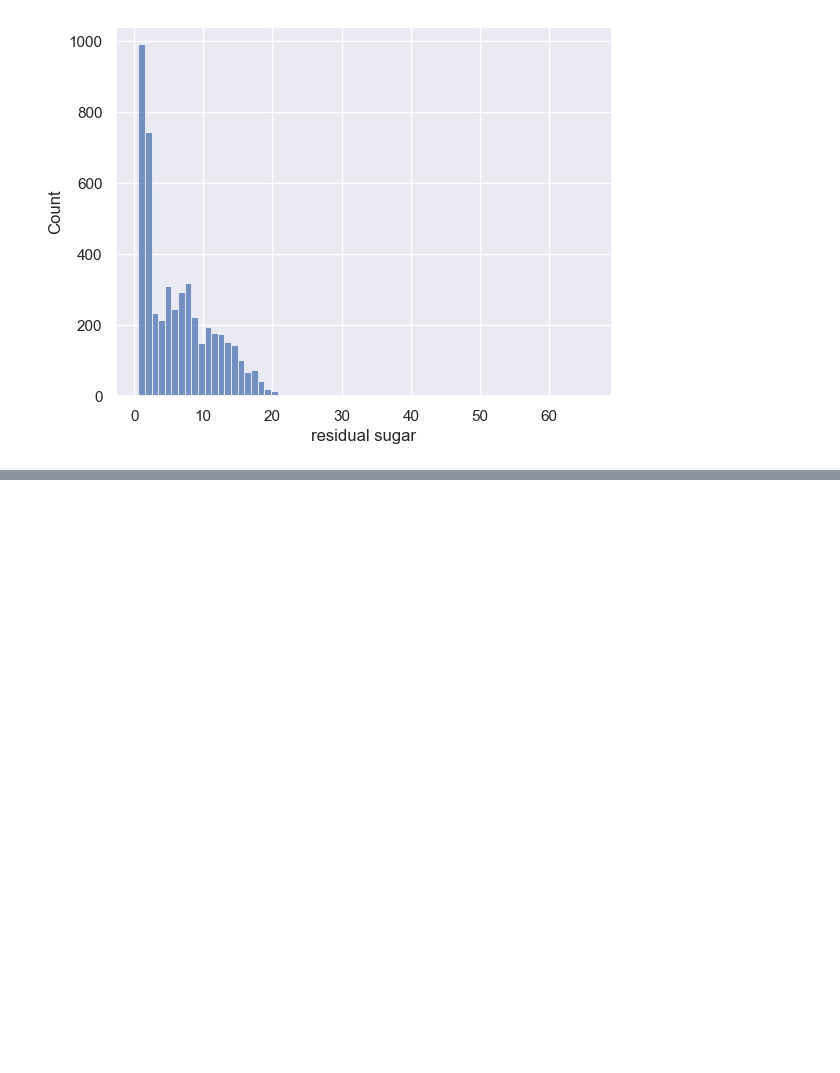
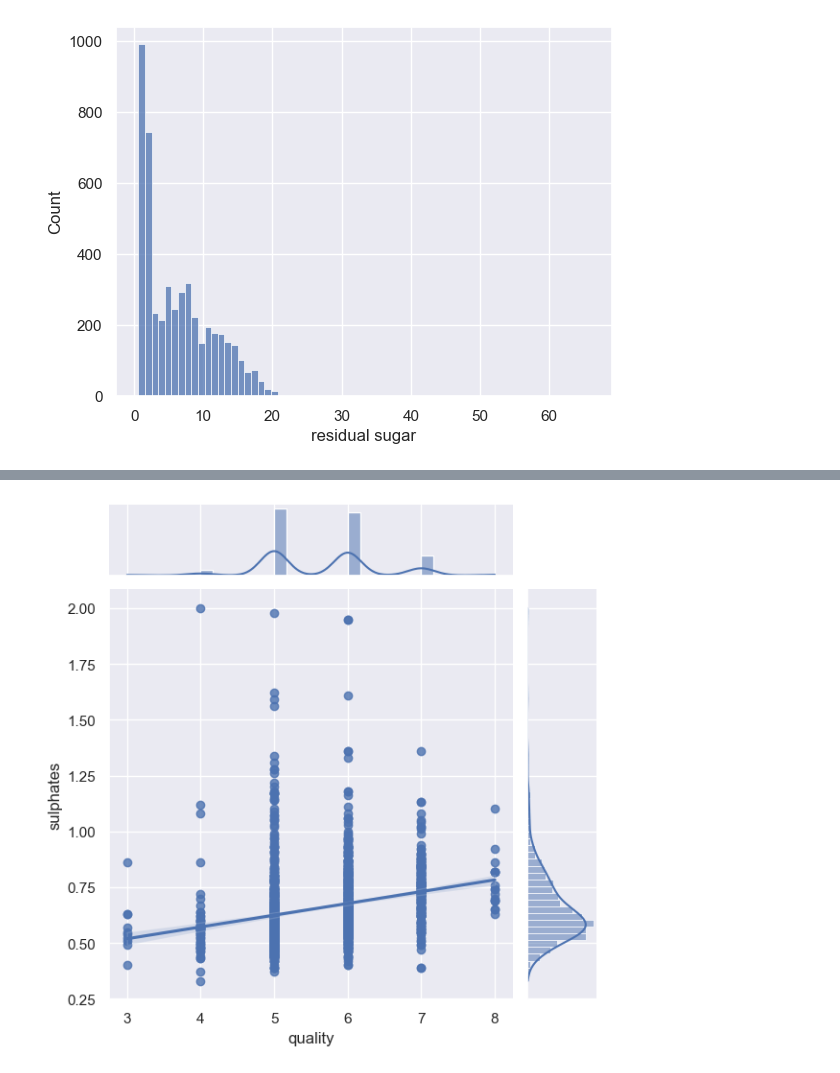
Before and after one commit to satomi26/Project-2, a Jupyter notebook: wine_2.ipynb, the cells around one changed output, grey strips where cells are left out. Saved outputs shown, nothing was run; the diff lists cells and outputs as text; code cells hidden in the pictures; blank space fills up the shorter version.

```diff
--- a/wine_2.ipynb
+++ b/wine_2.ipynb
@@ -133,0 +169,5 @@ plt.show()
+# %%
+sns.jointplot(data = df_red, x="quality", y="sulphates", kind = "reg")
+plt.show()
+# %% [output]
+[figure, added]
```
Also changed, not shown: parts of 8 cells of this notebook.
